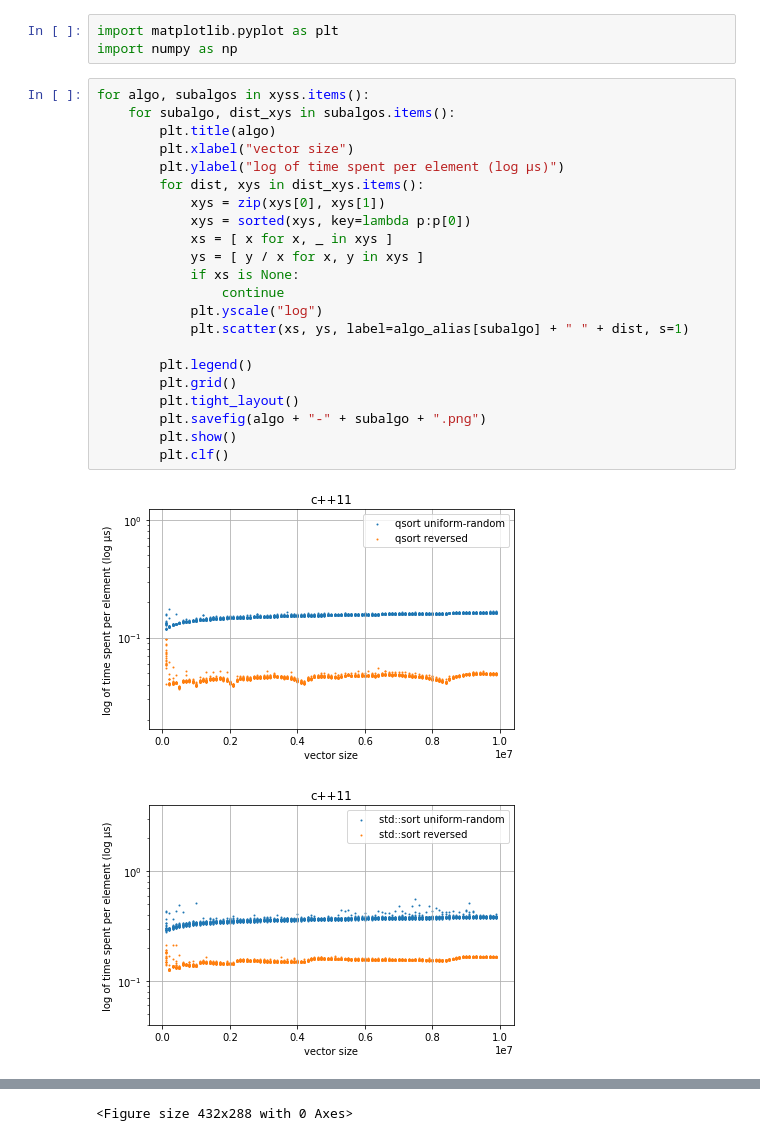
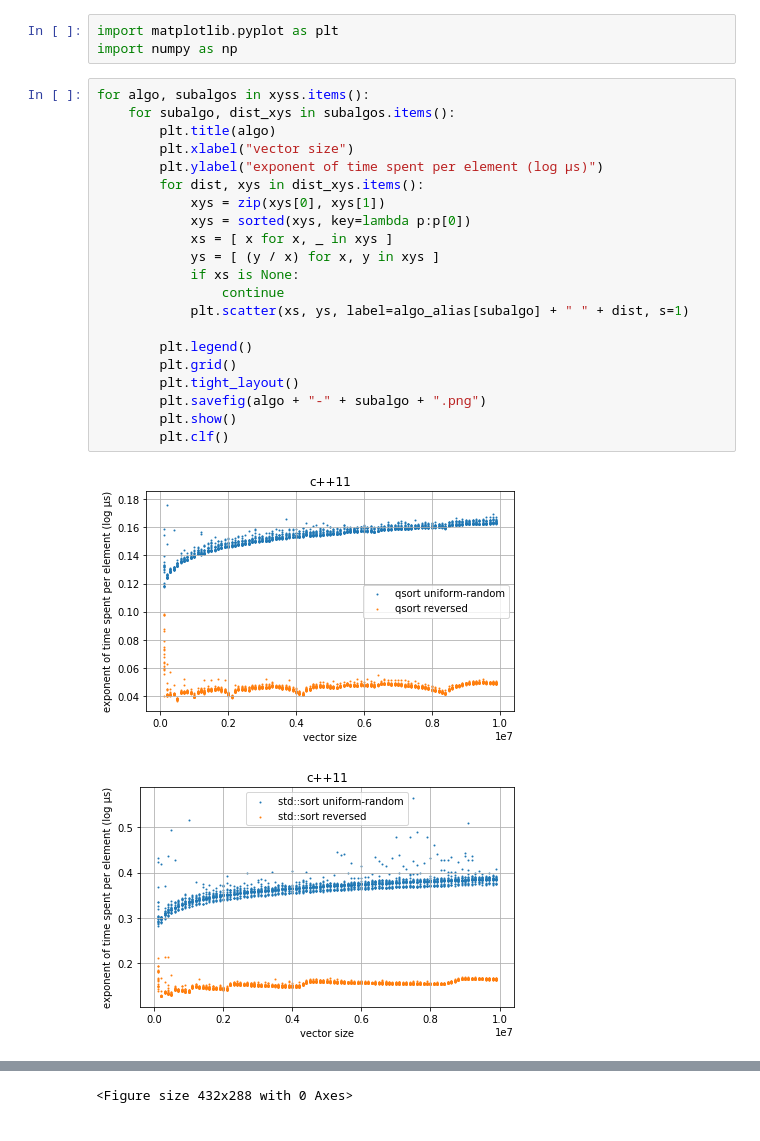
Before and after one commit to izgzhen/benchmark-sort, a Jupyter notebook: explore.ipynb, the cells around one changed output, grey strips where cells are left out. Saved outputs shown, nothing was run; the diff lists cells and outputs as text.

Commit message:
Update diagrams

```diff
--- a/explore.ipynb
+++ b/explore.ipynb
@@ -92,25 +92,24 @@ import numpy as np
 # %%
 for algo, subalgos in xyss.items():
     for subalgo, dist_xys in subalgos.items():
         plt.title(algo)
         plt.xlabel("vector size")
-        plt.ylabel("log of time spent per element (log μs)")
+        plt.ylabel("exponent of time spent per element (log μs)")
         for dist, xys in dist_xys.items():
             xys = zip(xys[0], xys[1])
             xys = sorted(xys, key=lambda p:p[0])
             xs = [ x for x, _ in xys ]
-            ys = [ y / x for x, y in xys ]
+            ys = [ (y / x) for x, y in xys ]
             if xs is None:
                 continue
-            plt.yscale("log")
             plt.scatter(xs, ys, label=algo_alias[subalgo] + " " + dist, s=1)
 
         plt.legend()
         plt.grid()
         plt.tight_layout()
         plt.savefig(algo + "-" + subalgo + ".png")
         plt.show()
         plt.clf()
 # %% [output]
-[figure, old version]
+[figure, new version]
-[figure, old version]
+[figure, new version]
```
Also changed, not shown: parts of 1 cell of this notebook, 3 other files.
